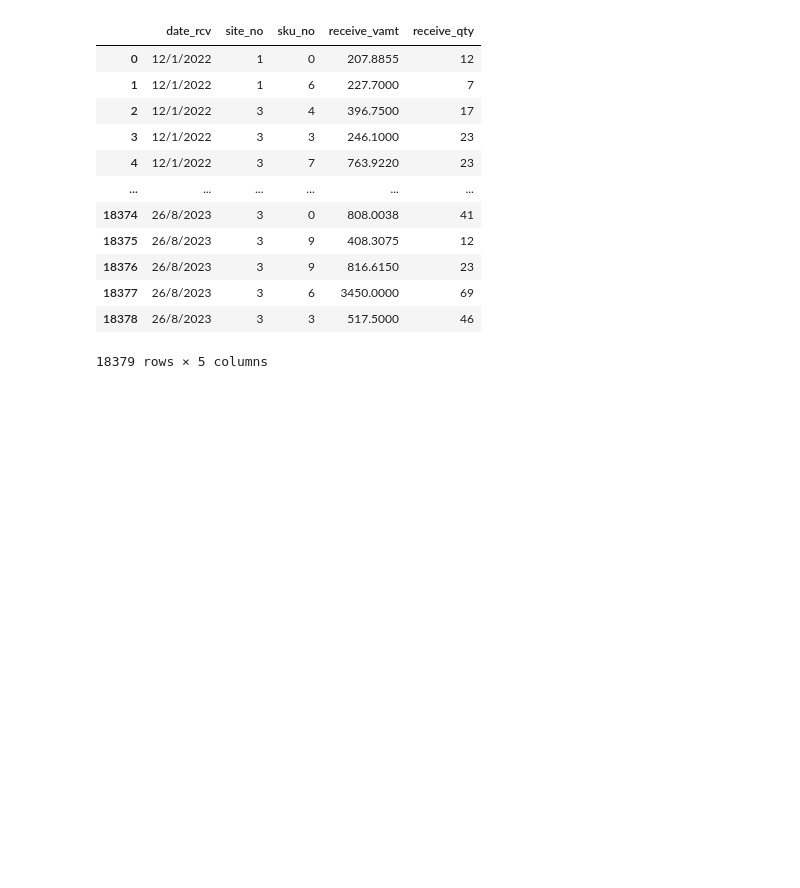
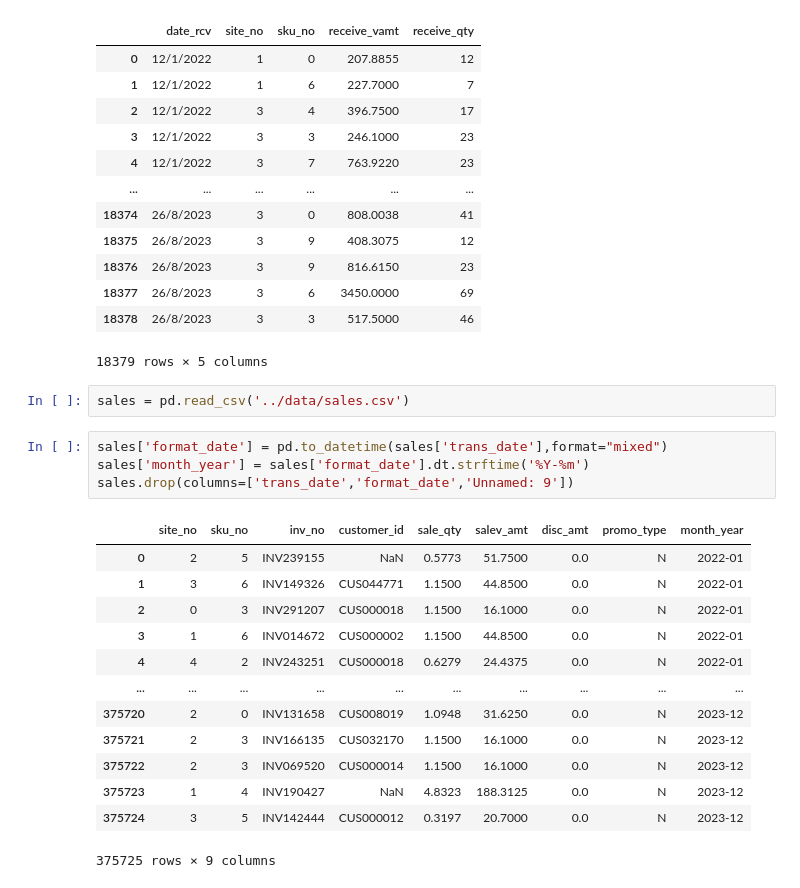
Before and after one commit to TaksaphornNow/AI_Transform, a Jupyter notebook: code/Assignmnet_1.ipynb, the cells around one changed output. Drawn from its saved outputs; the diff is of its cells as text; blank space fills up the shorter version.

```diff
--- a/code/Assignmnet_1.ipynb
+++ b/code/Assignmnet_1.ipynb
@@ -65,3 +65,23 @@ recieve.drop(columns=['Unnamed: 5','Unnamed: 6','Unnamed: 7','Unnamed: 8','Unnam
 | 18377 | 26/8/2023 | 3 | 6 | 3450.0000 | 69 |
 | 18378 | 26/8/2023 | 3 | 3 | 517.5000 | 46 |
 18379 rows × 5 columns
+# %%
+sales = pd.read_csv('../data/sales.csv')
+# %%
+sales['format_date'] = pd.to_datetime(sales['trans_date'],format="mixed")
+sales['month_year'] = sales['format_date'].dt.strftime('%Y-%m')
+sales.drop(columns=['trans_date','format_date','Unnamed: 9'])
+# %% [output]
+|  | site_no | sku_no | inv_no | customer_id | sale_qty | salev_amt | disc_amt | promo_type | month_year |
+| 0 | 2 | 5 | INV239155 | NaN | 0.5773 | 51.7500 | 0.0 | N | 2022-01 |
+| 1 | 3 | 6 | INV149326 | CUS044771 | 1.1500 | 44.8500 | 0.0 | N | 2022-01 |
+| 2 | 0 | 3 | INV291207 | CUS000018 | 1.1500 | 16.1000 | 0.0 | N | 2022-01 |
+| 3 | 1 | 6 | INV014672 | CUS000002 | 1.1500 | 44.8500 | 0.0 | N | 2022-01 |
+| 4 | 4 | 2 | INV243251 | CUS000018 | 0.6279 | 24.4375 | 0.0 | N | 2022-01 |
+| ... | ... | ... | ... | ... | ... | ... | ... | ... | ... |
+| 375720 | 2 | 0 | INV131658 | CUS008019 | 1.0948 | 31.6250 | 0.0 | N | 2023-12 |
+| 375721 | 2 | 3 | INV166135 | CUS032170 | 1.1500 | 16.1000 | 0.0 | N | 2023-12 |
+| 375722 | 2 | 3 | INV069520 | CUS000014 | 1.1500 | 16.1000 | 0.0 | N | 2023-12 |
+| 375723 | 1 | 4 | INV190427 | NaN | 4.8323 | 188.3125 | 0.0 | N | 2023-12 |
+| 375724 | 3 | 5 | INV142444 | CUS000012 | 0.3197 | 20.7000 | 0.0 | N | 2023-12 |
+375725 rows × 9 columns
```
Also changed, not shown: parts of 13 cells of this notebook.
